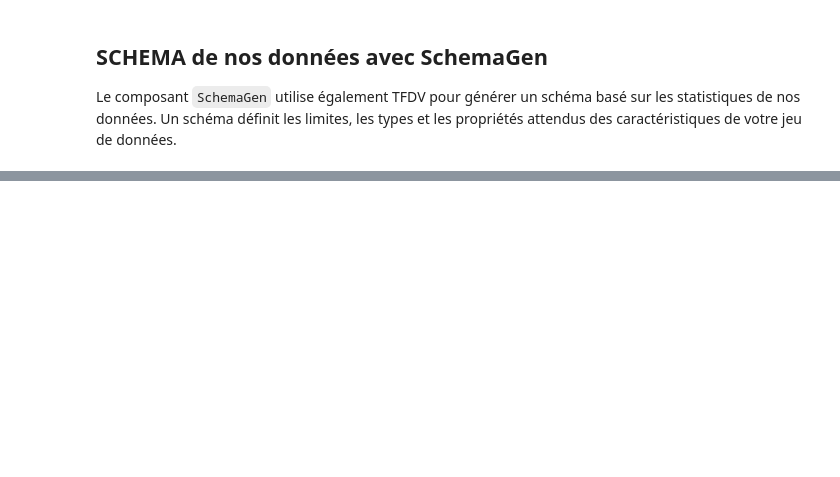
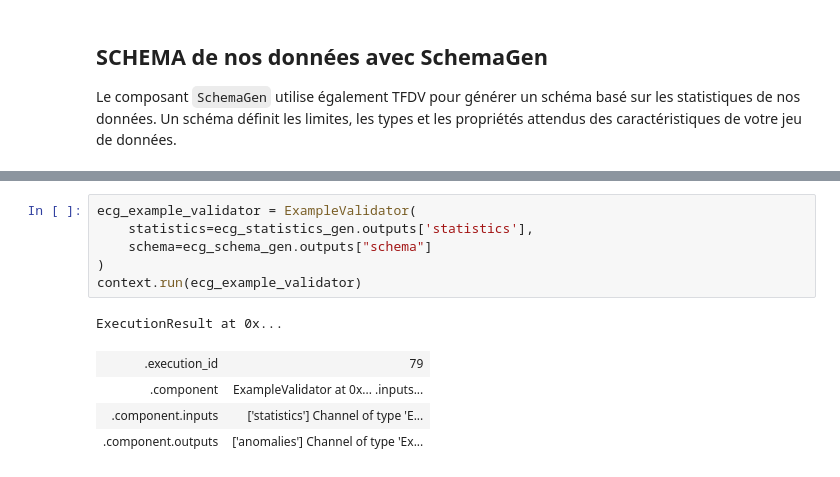
Before and after one commit to CharlemagneBrain/AF_Prediction_Pipelines, a Jupyter notebook: Preprocessing.ipynb, the cells around one changed output, grey strips where cells are left out. Cells and saved outputs as stored; diff of their text form; blank space fills up the shorter version.

```diff
--- a/Preprocessing.ipynb
+++ b/Preprocessing.ipynb
@@ -278,0 +268,12 @@ Artifact at ./xml_data/Pipelines/SchemaGen/schema/71
+# %%
+ecg_example_validator = ExampleValidator(
+    statistics=ecg_statistics_gen.outputs['statistics'],
+    schema=ecg_schema_gen.outputs["schema"]
+)
+context.run(ecg_example_validator)
+# %% [output]
+ExecutionResult at 0x...
+| .execution_id | 79 |
+| .component | ExampleValidator at 0x... .inputs... |
+| .component.inputs | ['statistics'] Channel of type 'E... |
+| .component.outputs | ['anomalies'] Channel of type 'Ex... |
```
Also changed, not shown: parts of 10 cells of this notebook, 6 other files.
